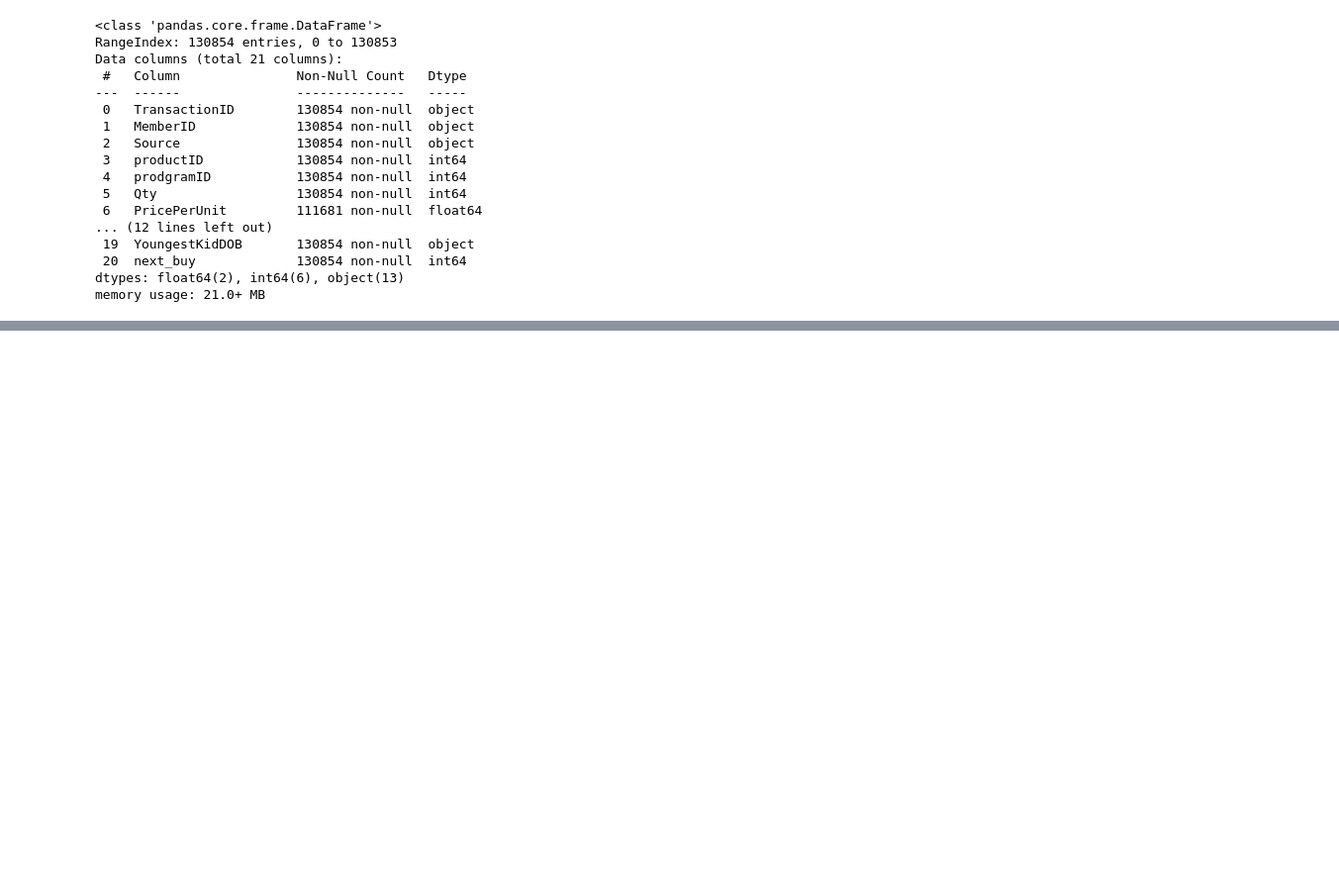
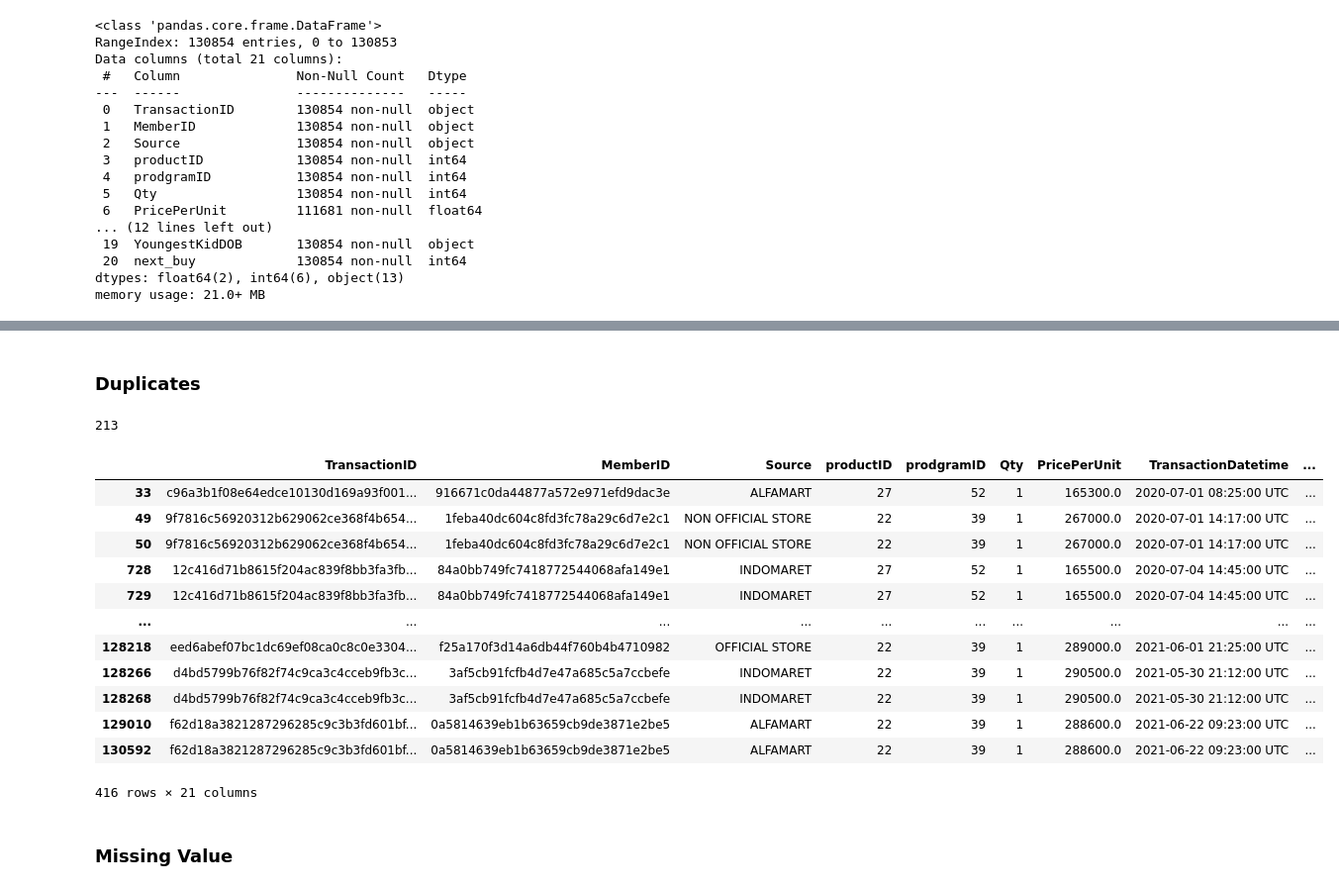
Before and after one commit to dalrn/mlq-intellectra, a Jupyter notebook: mlq.ipynb, the cells around one changed output, grey strips where cells are left out. Shown: that part at 99% size. Drawn from its saved outputs; the diff is of its cells as text; code cells hidden in the pictures; blank space fills up the shorter version.

```diff
--- a/mlq.ipynb
+++ b/mlq.ipynb
@@ -185,0 +172,2 @@ df_train
+# %% [markdown]
+### Duplicates
@@ -185,0 +177,20 @@ df_train
+# %%
+df_train.duplicated().sum()
+# %% [output]
+213
+# %%
+df_train[df_train.duplicated(keep=False)]
+# %% [output]
+|  | TransactionID | MemberID | Source | productID | prodgramID | Qty | PricePerUnit | TransactionDatetime | ... |
+| 33 | c96a3b1f08e64edce10130d169a93f001... | 916671c0da44877a572e971efd9dac3e | ALFAMART | 27 | 52 | 1 | 165300.0 | 2020-07-01 08:25:00 UTC | ... |
+| 49 | 9f7816c56920312b629062ce368f4b654... | 1feba40dc604c8fd3fc78a29c6d7e2c1 | NON OFFICIAL STORE | 22 | 39 | 1 | 267000.0 | 2020-07-01 14:17:00 UTC | ... |
+| 50 | 9f7816c56920312b629062ce368f4b654... | 1feba40dc604c8fd3fc78a29c6d7e2c1 | NON OFFICIAL STORE | 22 | 39 | 1 | 267000.0 | 2020-07-01 14:17:00 UTC | ... |
+| 728 | 12c416d71b8615f204ac839f8bb3fa3fb... | 84a0bb749fc7418772544068afa149e1 | INDOMARET | 27 | 52 | 1 | 165500.0 | 2020-07-04 14:45:00 UTC | ... |
+| 729 | 12c416d71b8615f204ac839f8bb3fa3fb... | 84a0bb749fc7418772544068afa149e1 | INDOMARET | 27 | 52 | 1 | 165500.0 | 2020-07-04 14:45:00 UTC | ... |
+| ... | ... | ... | ... | ... | ... | ... | ... | ... | ... |
+| 128218 | eed6abef07bc1dc69ef08ca0c8c0e3304... | f25a170f3d14a6db44f760b4b4710982 | OFFICIAL STORE | 22 | 39 | 1 | 289000.0 | 2021-06-01 21:25:00 UTC | ... |
+| 128266 | d4bd5799b76f82f74c9ca3c4cceb9fb3c... | 3af5cb91fcfb4d7e47a685c5a7ccbefe | INDOMARET | 22 | 39 | 1 | 290500.0 | 2021-05-30 21:12:00 UTC | ... |
+| 128268 | d4bd5799b76f82f74c9ca3c4cceb9fb3c... | 3af5cb91fcfb4d7e47a685c5a7ccbefe | INDOMARET | 22 | 39 | 1 | 290500.0 | 2021-05-30 21:12:00 UTC | ... |
+| 129010 | f62d18a3821287296285c9c3b3fd601bf... | 0a5814639eb1b63659cb9de3871e2be5 | ALFAMART | 22 | 39 | 1 | 288600.0 | 2021-06-22 09:23:00 UTC | ... |
+| 130592 | f62d18a3821287296285c9c3b3fd601bf... | 0a5814639eb1b63659cb9de3871e2be5 | ALFAMART | 22 | 39 | 1 | 288600.0 | 2021-06-22 09:23:00 UTC | ... |
+416 rows × 21 columns
@@ -185,0 +199,2 @@ df_train
+# %% [markdown]
+### Missing Value
```
Also changed, not shown: parts of 89 cells of this notebook.
